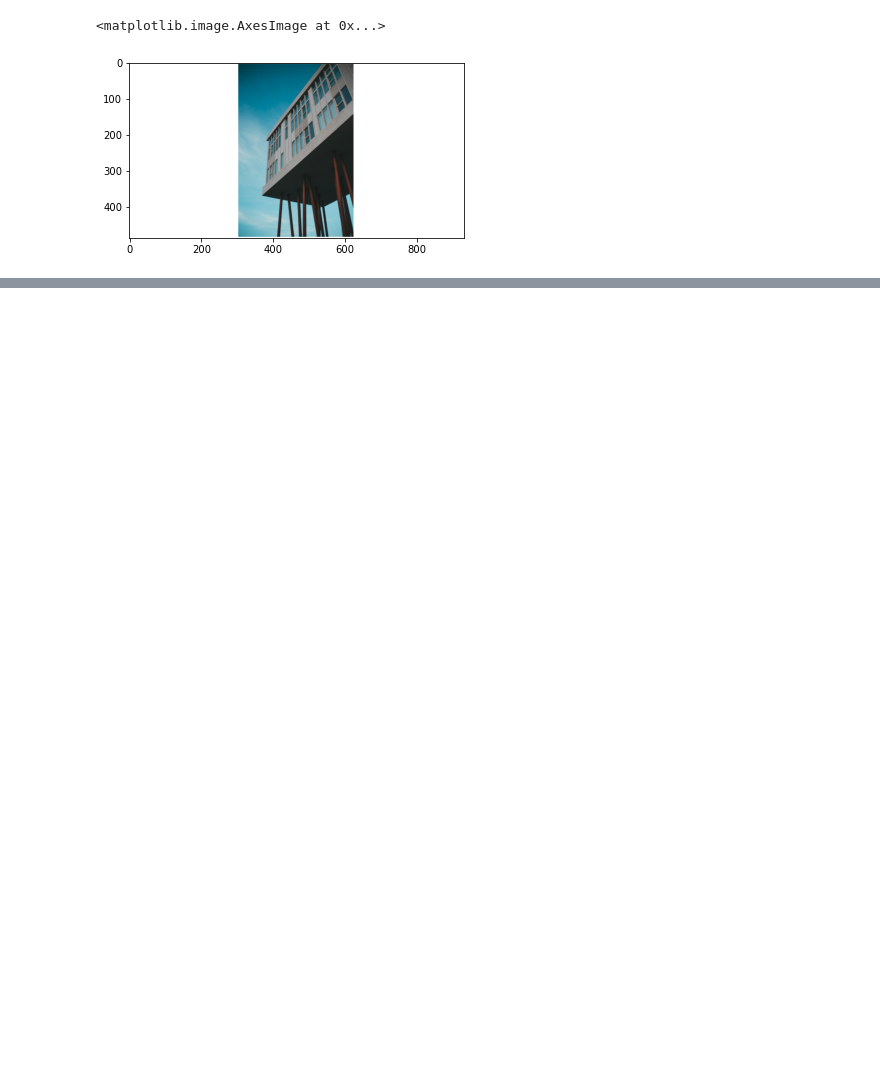
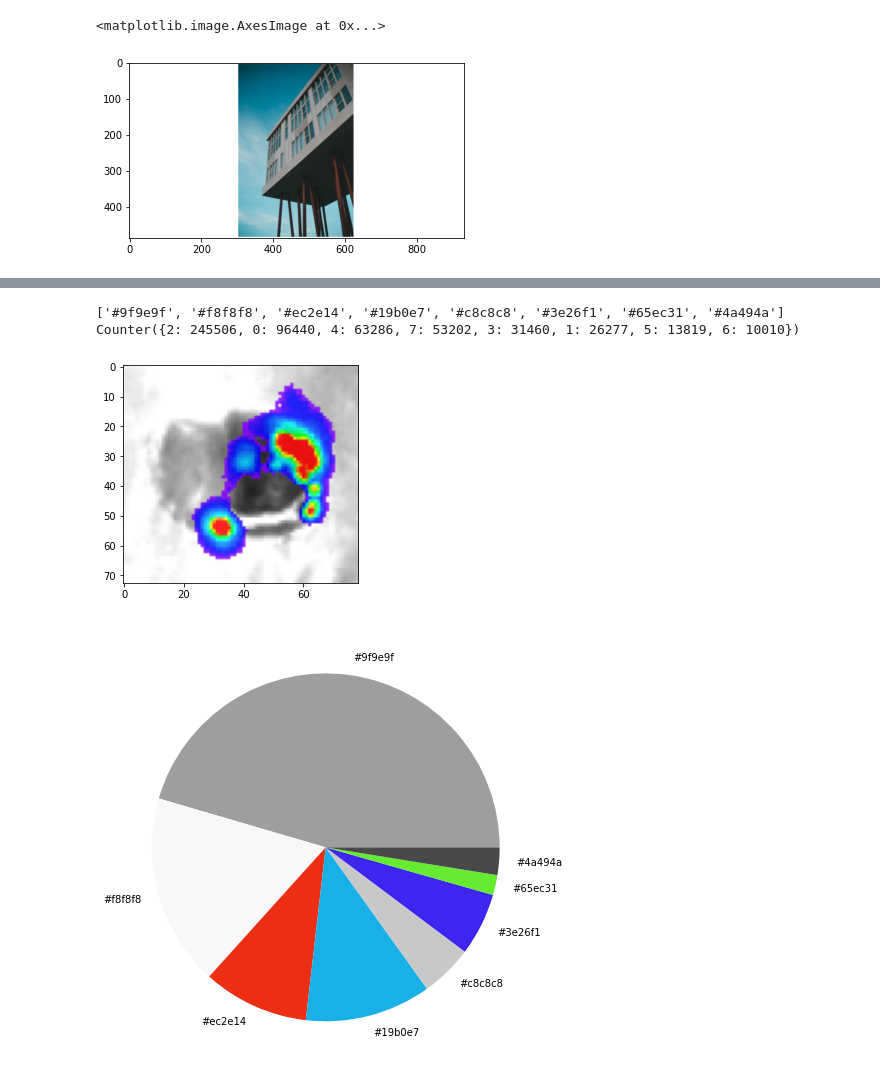
Before and after one commit to maggiejakus/Codecademy, a Jupyter notebook: G and H Color Analysis/Color Analyzer.ipynb, the cells around one changed output, grey strips where cells are left out. Drawn from its saved outputs; the diff is of its cells as text; code cells hidden in the pictures; blank space fills up the shorter version.

```diff
--- a/G and H Color Analysis/Color Analyzer.ipynb
+++ b/G and H Color Analysis/Color Analyzer.ipynb
@@ -57,0 +72,13 @@ color_analysis(modified_image)
+# %%
+#Mouse G1 - zoomed in
+g1_feb14 = cv2.imread('Images/G1/2-14-g1-crop-2.png')
+g1_feb14 = cv2.cvtColor(g1_feb14, cv2.COLOR_BGR2RGB) #converting the color format from BGR to RGB using cvtColor
+plt.imshow(g1_feb14)
+
+modified_image = prep_image(g1_feb14)
+color_analysis(modified_image, clusters = 8)
+# %% [output]
+['#9f9e9f', '#f8f8f8', '#ec2e14', '#19b0e7', '#c8c8c8', '#3e26f1', '#65ec31', '#4a494a']
+Counter({2: 245506, 0: 96440, 4: 63286, 7: 53202, 3: 31460, 1: 26277, 5: 13819, 6: 10010})
+[figure, added]
+[figure, added]
```
Also changed, not shown: parts of 12 cells of this notebook, 18 other files.
